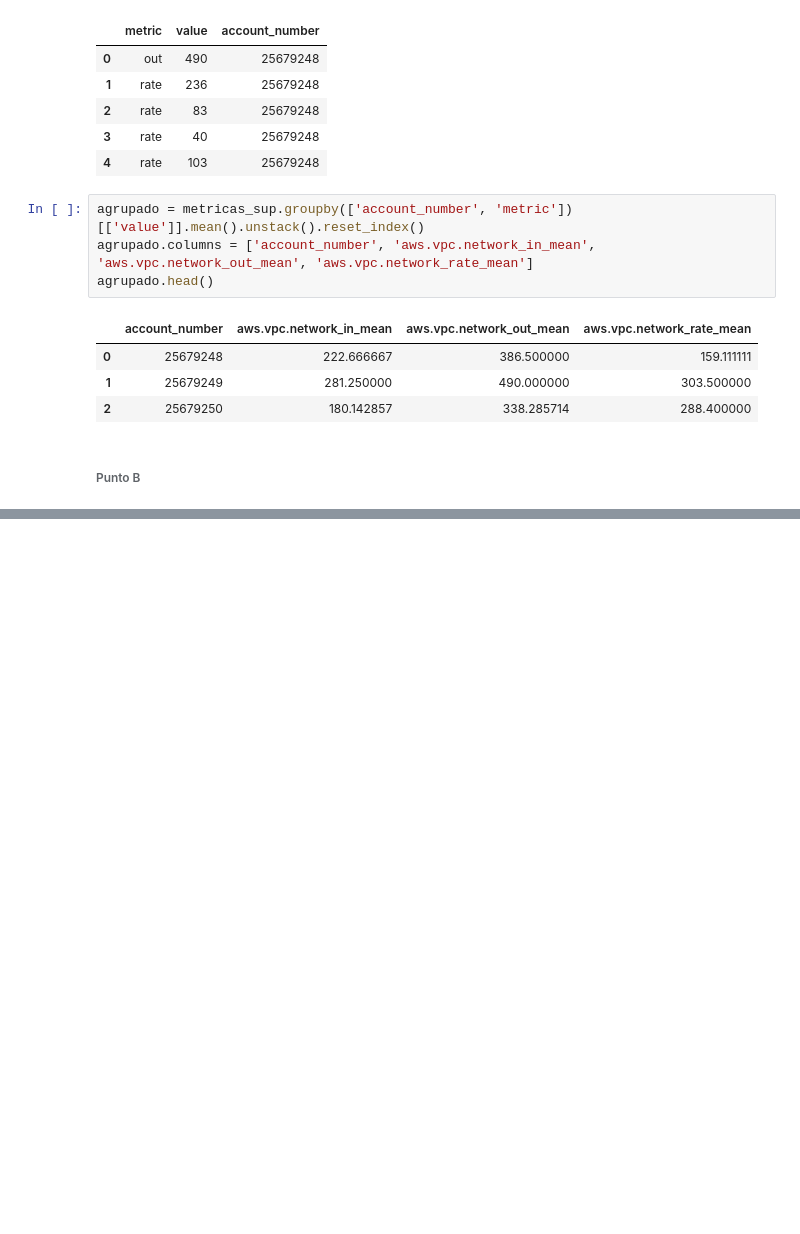
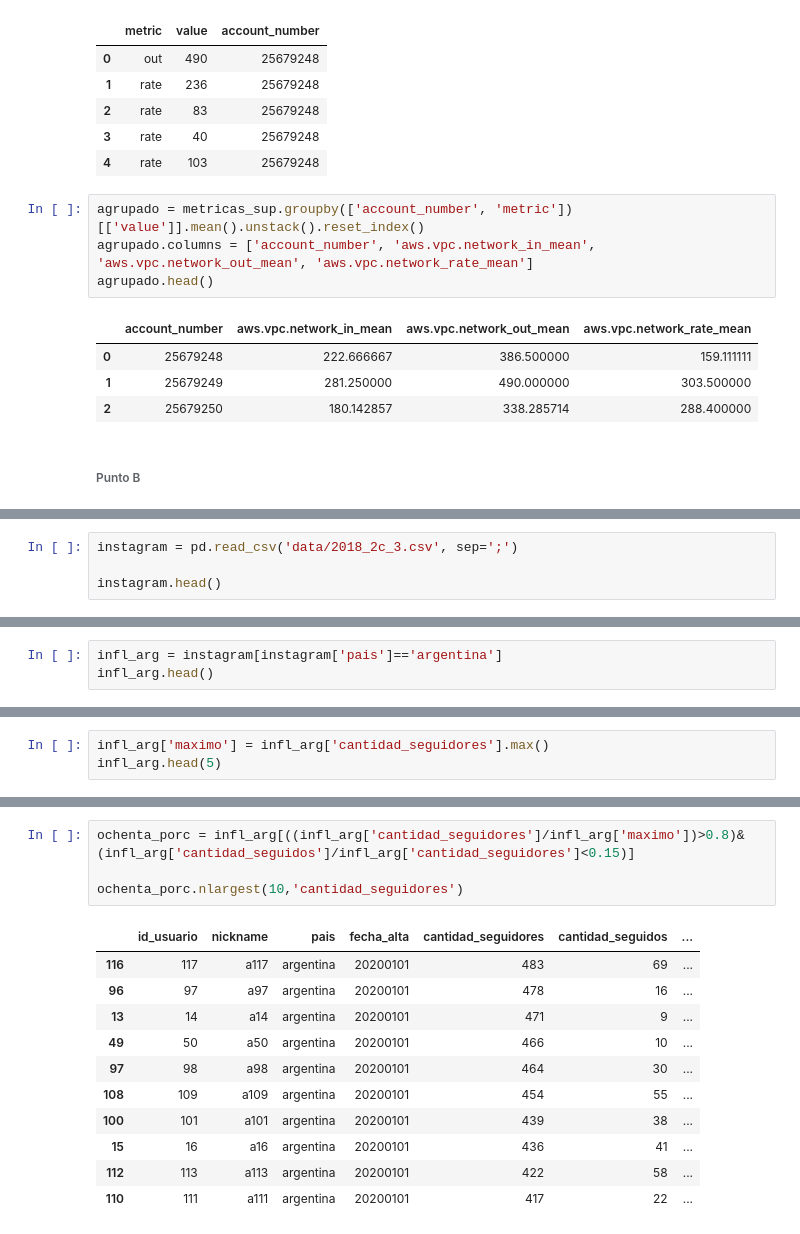
Before and after one commit to patopizzini/datos_practica, a Jupyter notebook: 03parciales/parciales_pandas.ipynb, the cells around one changed output, grey strips where cells are left out. Drawn from its saved outputs; the diff is of its cells as text; blank space fills up the shorter version.

```diff
--- a/03parciales/parciales_pandas.ipynb
+++ b/03parciales/parciales_pandas.ipynb
@@ -403,0 +406,4 @@ agrupado.head()
+# %%
+instagram = pd.read_csv('data/2018_2c_3.csv', sep=';')
+
+instagram.head()
@@ -403,0 +417,3 @@ agrupado.head()
+# %%
+infl_arg = instagram[instagram['pais']=='argentina']
+infl_arg.head()
@@ -403,0 +427,3 @@ agrupado.head()
+# %%
+infl_arg['maximo'] = infl_arg['cantidad_seguidores'].max()
+infl_arg.head(5)
@@ -403,0 +437,16 @@ agrupado.head()
+# %%
+ochenta_porc = infl_arg[((infl_arg['cantidad_seguidores']/infl_arg['maximo'])>0.8)&(infl_arg['cantidad_seguidos']/infl_arg['cantidad_seguidores']<0.15)]
+
+ochenta_porc.nlargest(10,'cantidad_seguidores')
+# %% [output]
+|  | id_usuario | nickname | pais | fecha_alta | cantidad_seguidores | cantidad_seguidos | ... |
+| 116 | 117 | a117 | argentina | 20200101 | 483 | 69 | ... |
+| 96 | 97 | a97 | argentina | 20200101 | 478 | 16 | ... |
+| 13 | 14 | a14 | argentina | 20200101 | 471 | 9 | ... |
+| 49 | 50 | a50 | argentina | 20200101 | 466 | 10 | ... |
+| 97 | 98 | a98 | argentina | 20200101 | 464 | 30 | ... |
+| 108 | 109 | a109 | argentina | 20200101 | 454 | 55 | ... |
+| 100 | 101 | a101 | argentina | 20200101 | 439 | 38 | ... |
+| 15 | 16 | a16 | argentina | 20200101 | 436 | 41 | ... |
+| 112 | 113 | a113 | argentina | 20200101 | 422 | 58 | ... |
+| 110 | 111 | a111 | argentina | 20200101 | 417 | 22 | ... |
```
Also changed, not shown: parts of 9 cells of this notebook, 3 other files.
